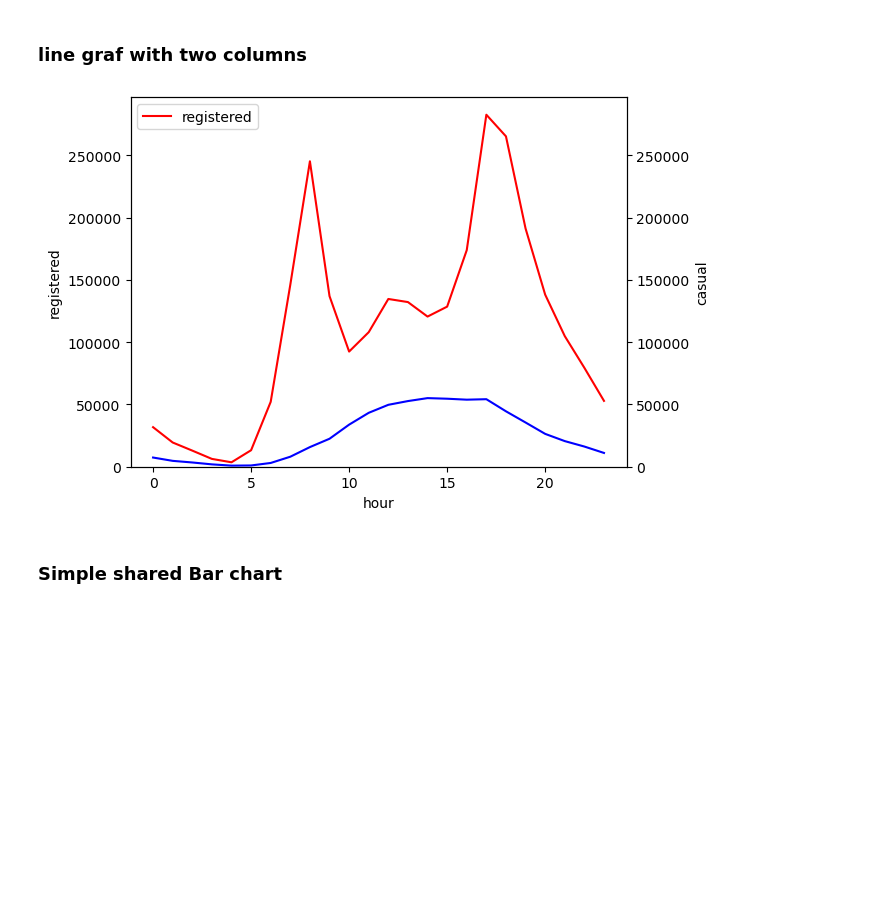
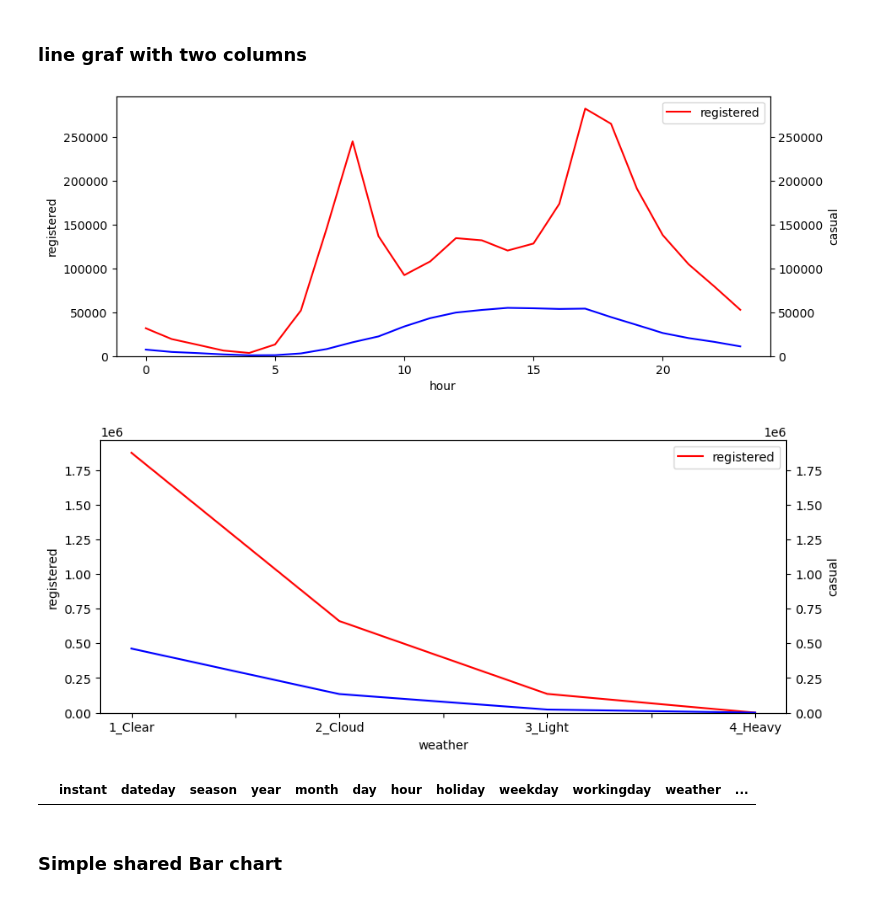
Before and after one commit to RHout19/Project-1, a Jupyter notebook: Model 1/Project 3/Sprint_1_Data_Wrangling.ipynb, the cells around one changed output. Cells and saved outputs as stored; diff of their text form; code cells hidden in the pictures; blank space fills up the shorter version.

```diff
--- a/Model 1/Project 3/Sprint_1_Data_Wrangling.ipynb
+++ b/Model 1/Project 3/Sprint_1_Data_Wrangling.ipynb
@@ -283,6 +297,8 @@ df[df['year'] == idx]['casual'].sum()
 # %% [markdown]
 ### Very basic Bar plot
 # %%
+fig, axs = plt.subplots(figsize=(12, 4))
+
 sns.barplot(x = 'month',
             y = 'realatemp',
             hue = 'year',
@@ -304,31 +320,38 @@ Name: casual, dtype: int64
 ### line graf with two columns
 # %%
 def reg_cas():
-    fig = plt.figure() # Create matplotlib figure
-
+    fig = plt.figure(figsize=(10, 4)) # Create matplotlib figure
     x_input = input()
 
     ax = fig.add_subplot(111) # Create matplotlib axes
     ax2 = ax.twinx() # Create another axes that shares the same x-axis as ax.
 
     df.groupby(x_input).registered.sum().plot(color='red', ax=ax, label= 'registered')
     df.groupby(x_input).casual.sum().plot(color='blue', ax=ax2, label= 'casual')
 
     ax.set_ylabel('registered')
     ax2.set_ylabel('casual')
     ax.legend(['registered' , 'casual'])
 
     # Set y-axis limits for both axes to the same range
     y_min = 0
     y_max = max(df.groupby(x_input).registered.sum().max(), df.groupby(x_input).casual.sum().max())*1.05
     ax.set_ylim(y_min, y_max)
     ax2.set_ylim(y_min, y_max)
 
     plt.show()
 
 reg_cas()
 # %% [output]
-[figure, old version]
+[figure, new version]
+# %%
+reg_cas()
+# %% [output]
+[figure, added]
+# %%
+df.head(0)
+# %% [output]
+|  | instant | dateday | season | year | month | day | hour | holiday | weekday | workingday | weather | ... |
 # %% [markdown]
 ### Simple shared Bar chart
 # %%
```
Also changed, not shown: parts of 12 cells of this notebook.
